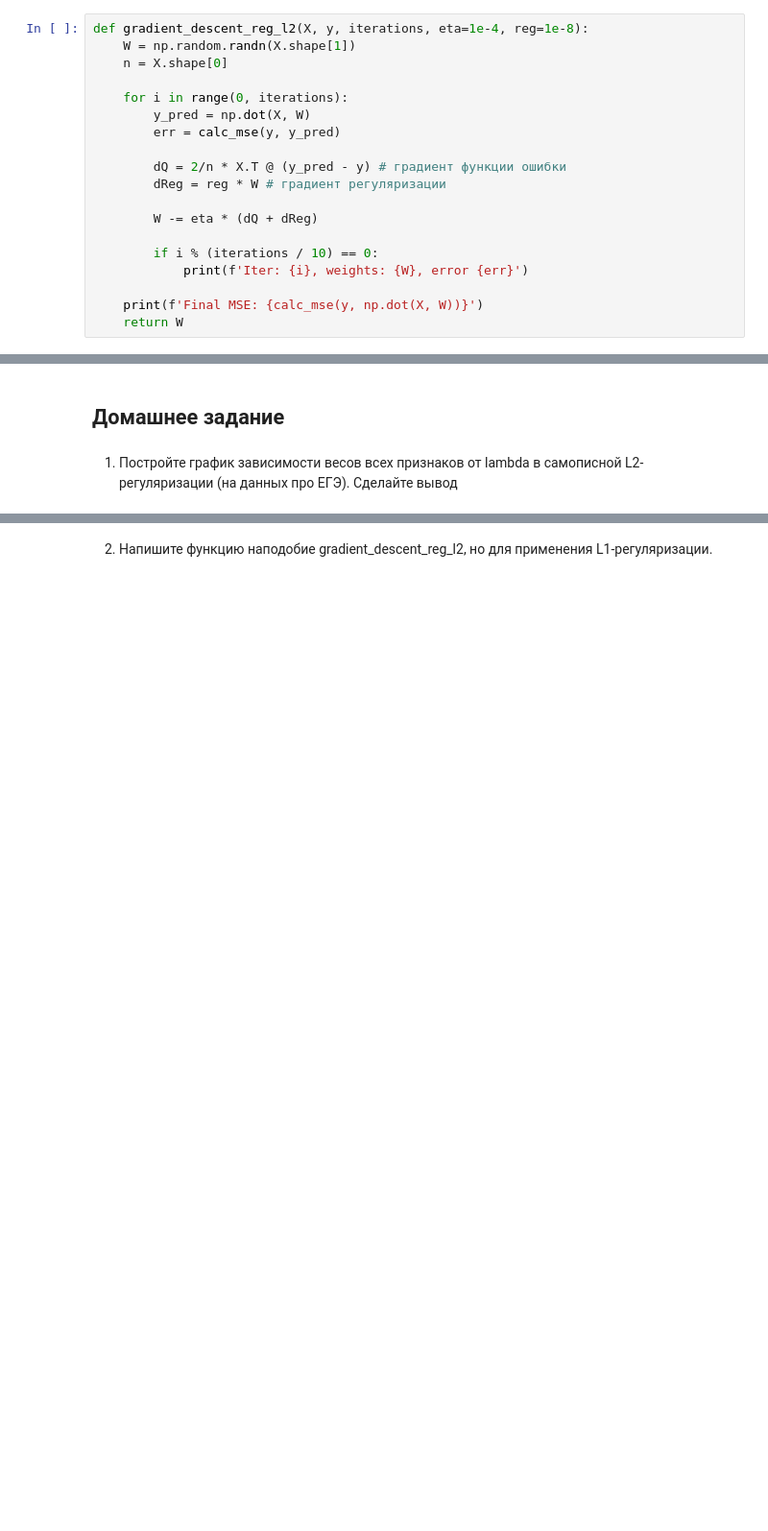
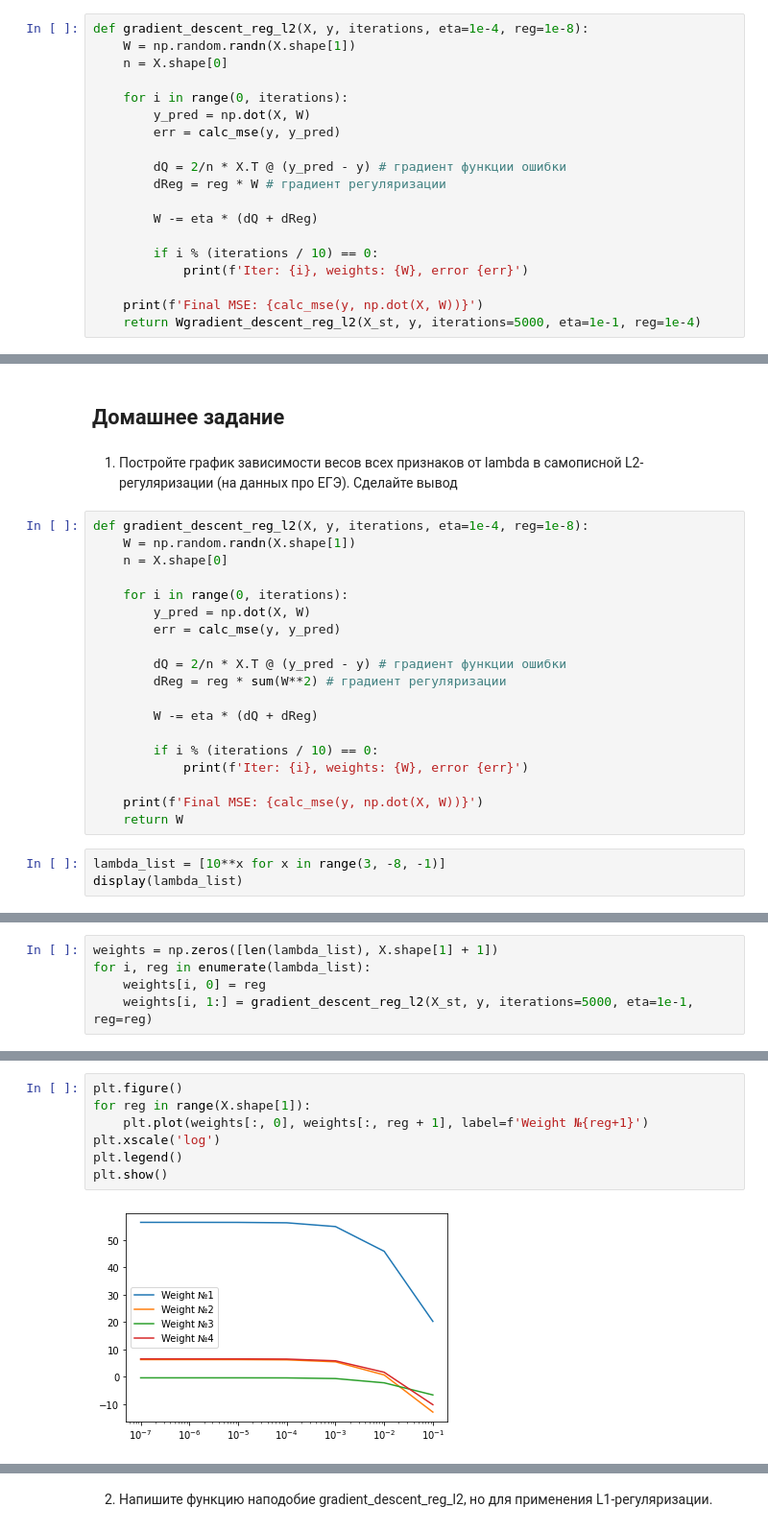
Before and after one commit to Anbionchik/Git_brain_lessons, a Jupyter notebook: Data_analysis_algorythms/Les2/Lesson_2_extended.ipynb, the cells around one changed output, grey strips where cells are left out. Shown at 96% size. Drawn from its saved outputs; the diff is of its cells as text; blank space fills up the shorter version.

```diff
--- a/Data_analysis_algorythms/Les2/Lesson_2_extended.ipynb
+++ b/Data_analysis_algorythms/Les2/Lesson_2_extended.ipynb
@@ -991,4 +1097,4 @@ def gradient_descent_reg_l2(X, y, iterations, eta=1e-4, reg=1e-8):
             print(f'Iter: {i}, weights: {W}, error {err}')
 
     print(f'Final MSE: {calc_mse(y, np.dot(X, W))}')
-    return W
+    return Wgradient_descent_reg_l2(X_st, y, iterations=5000, eta=1e-1, reg=1e-4)
@@ -1026,3 +1115,25 @@ array([56.5       ,  6.30309349, -0.35638885,  6.57147643])
 ## Домашнее задание <a class='anchor' id='hw'>
 # %% [markdown]
 1. Постройте график зависимости весов всех признаков от lambda в самописной L2-регуляризации (на данных про ЕГЭ). Сделайте вывод
+# %%
+def gradient_descent_reg_l2(X, y, iterations, eta=1e-4, reg=1e-8):
+    W = np.random.randn(X.shape[1])
+    n = X.shape[0]
+
+    for i in range(0, iterations):
+        y_pred = np.dot(X, W)
+        err = calc_mse(y, y_pred)
+
+        dQ = 2/n * X.T @ (y_pred - y) # градиент функции ошибки
+        dReg = reg * sum(W**2) # градиент регуляризации
+
+        W -= eta * (dQ + dReg)
+
+        if i % (iterations / 10) == 0:
+            print(f'Iter: {i}, weights: {W}, error {err}')
+
+    print(f'Final MSE: {calc_mse(y, np.dot(X, W))}')
+    return W
+# %%
+lambda_list = [10**x for x in range(3, -8, -1)]
+display(lambda_list)
@@ -1028,0 +1142,5 @@ array([56.5       ,  6.30309349, -0.35638885,  6.57147643])
+# %%
+weights = np.zeros([len(lambda_list), X.shape[1] + 1])
+for i, reg in enumerate(lambda_list):
+    weights[i, 0] = reg
+    weights[i, 1:] = gradient_descent_reg_l2(X_st, y, iterations=5000, eta=1e-1, reg=reg)
@@ -1028,0 +1165,9 @@ array([56.5       ,  6.30309349, -0.35638885,  6.57147643])
+# %%
+plt.figure()
+for reg in range(X.shape[1]):
+    plt.plot(weights[:, 0], weights[:, reg + 1], label=f'Weight №{reg+1}')
+plt.xscale('log')
+plt.legend()
+plt.show()
+# %% [output]
+[figure, added]
```
Also changed, not shown: parts of 35 cells of this notebook, 1 other file.
